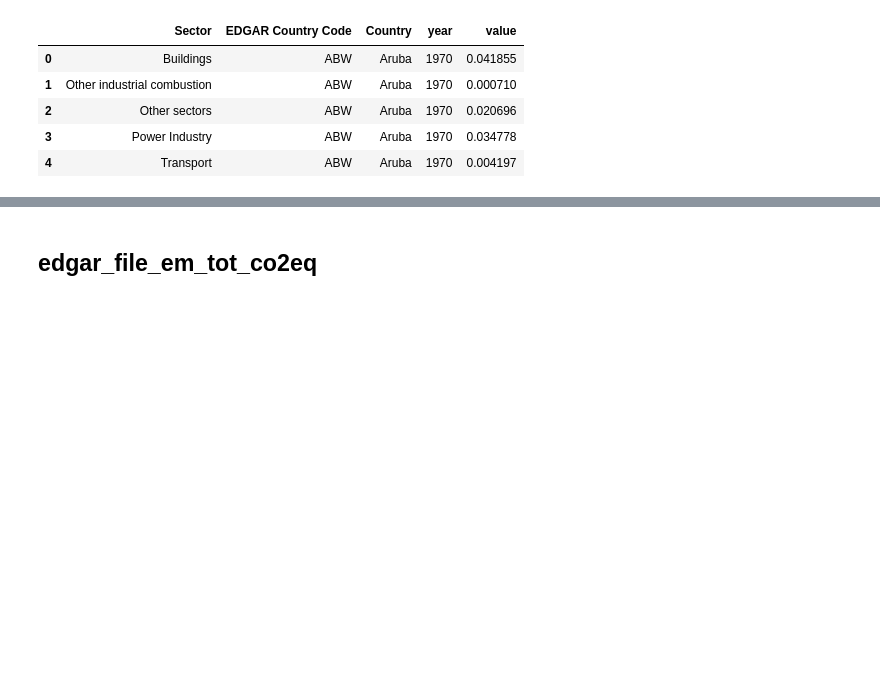
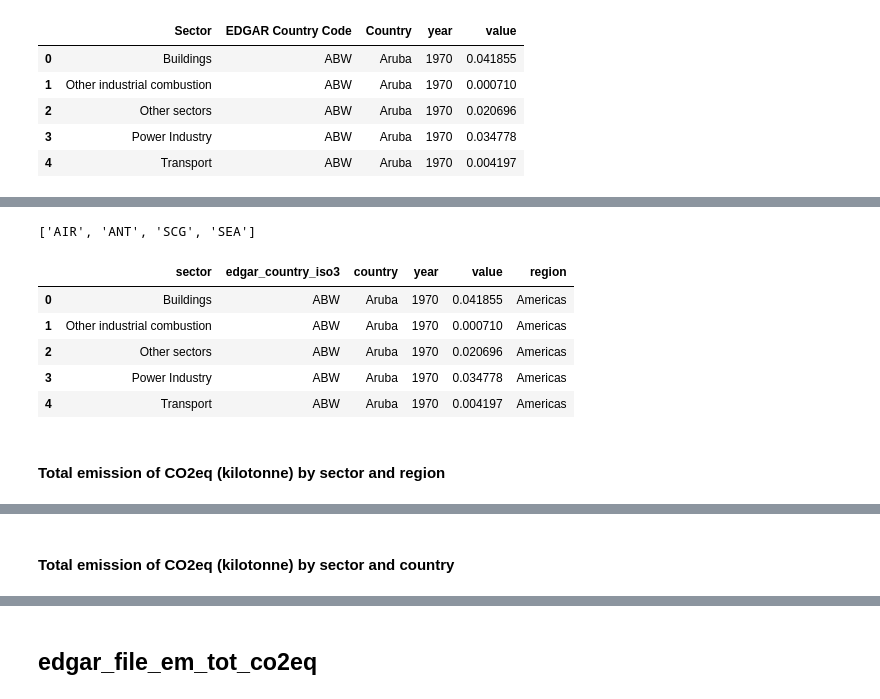
Before and after one commit to dataforgoodfr/shiftdataportal_data, a Jupyter notebook: notebooks/raw/process_edgar_raw.ipynb, the cells around one changed output, grey strips where cells are left out. Saved outputs shown, nothing was run; the diff lists cells and outputs as text; code cells hidden in the pictures; blank space fills up the shorter version.

Commit message:
modifying process_edgar_raw.ipynb

```diff
--- a/notebooks/raw/process_edgar_raw.ipynb
+++ b/notebooks/raw/process_edgar_raw.ipynb
@@ -147,15 +148,3 @@ df_0.head()
 | 2 | Other sectors | ABW | Aruba | 1970 | 0.020696 |
 | 3 | Power Industry | ABW | Aruba | 1970 | 0.034778 |
 | 4 | Transport | ABW | Aruba | 1970 | 0.004197 |
-# %%
-# Uniformize NaN
-df_0 = df_0.replace(['', 'nan'], np.nan)
-# Drop all columns having only NaN
-df_0 = df_0.dropna(axis=1, how='all')
-
-# Replace column names using the format function
-df_0 = df_0.rename(columns=process_columns)
-
-# Filter value if exists
-if ('value' in df_0.columns):
-    df_0 = df_0.dropna(subset=['value'])
@@ -170,0 +151,3 @@ df_0.head()
+# %%
+df_0 = process_df(df_0)
+world = process_df(world)
@@ -171 +179,23 @@ df_0.head()
+# %%
+#list of countries or states that are not present in world data
+list(df_0["edgar_country_iso3"][~df_0["edgar_country_iso3"].isin(world["alpha-3"])].drop_duplicates())
+# %% [output]
+['AIR', 'ANT', 'SCG', 'SEA']
+# %%
+dict_iso_region = dict(zip(world["alpha-3"],world["region"]))
+# %%
+## add region column
+df_0["region"] = df_0["edgar_country_iso3"].apply(lambda x : dict_iso_region[x] if x not in ['AIR', 'ANT', 'SCG', 'SEA'] else np.nan)
+df_0.loc[df_0[df_0["edgar_country_iso3"]=="SCG"].index,"region"]="Europe"
+df_0.loc[df_0[df_0["edgar_country_iso3"]=="ANT"].index,"region"]="Americas"
+df_0.head()
+# %% [output]
+|  | sector | edgar_country_iso3 | country | year | value | region |
+| 0 | Buildings | ABW | Aruba | 1970 | 0.041855 | Americas |
+| 1 | Other industrial combustion | ABW | Aruba | 1970 | 0.000710 | Americas |
+| 2 | Other sectors | ABW | Aruba | 1970 | 0.020696 | Americas |
+| 3 | Power Industry | ABW | Aruba | 1970 | 0.034778 | Americas |
+| 4 | Transport | ABW | Aruba | 1970 | 0.004197 | Americas |
+# %% [markdown]
+#### Total emission of CO2eq (kilotonne) by sector and region
 # %%
@@ -173,2 +203,4 @@ df_0.hvplot(x='year', groupby =['sector', 'country'], widget_location='left_top'
 # %% [output]
 [interactive output not drawn]
+# %% [markdown]
+#### Total emission of CO2eq (kilotonne) by sector and country
```
Also changed, not shown: parts of 17 cells of this notebook, 24 other files.
